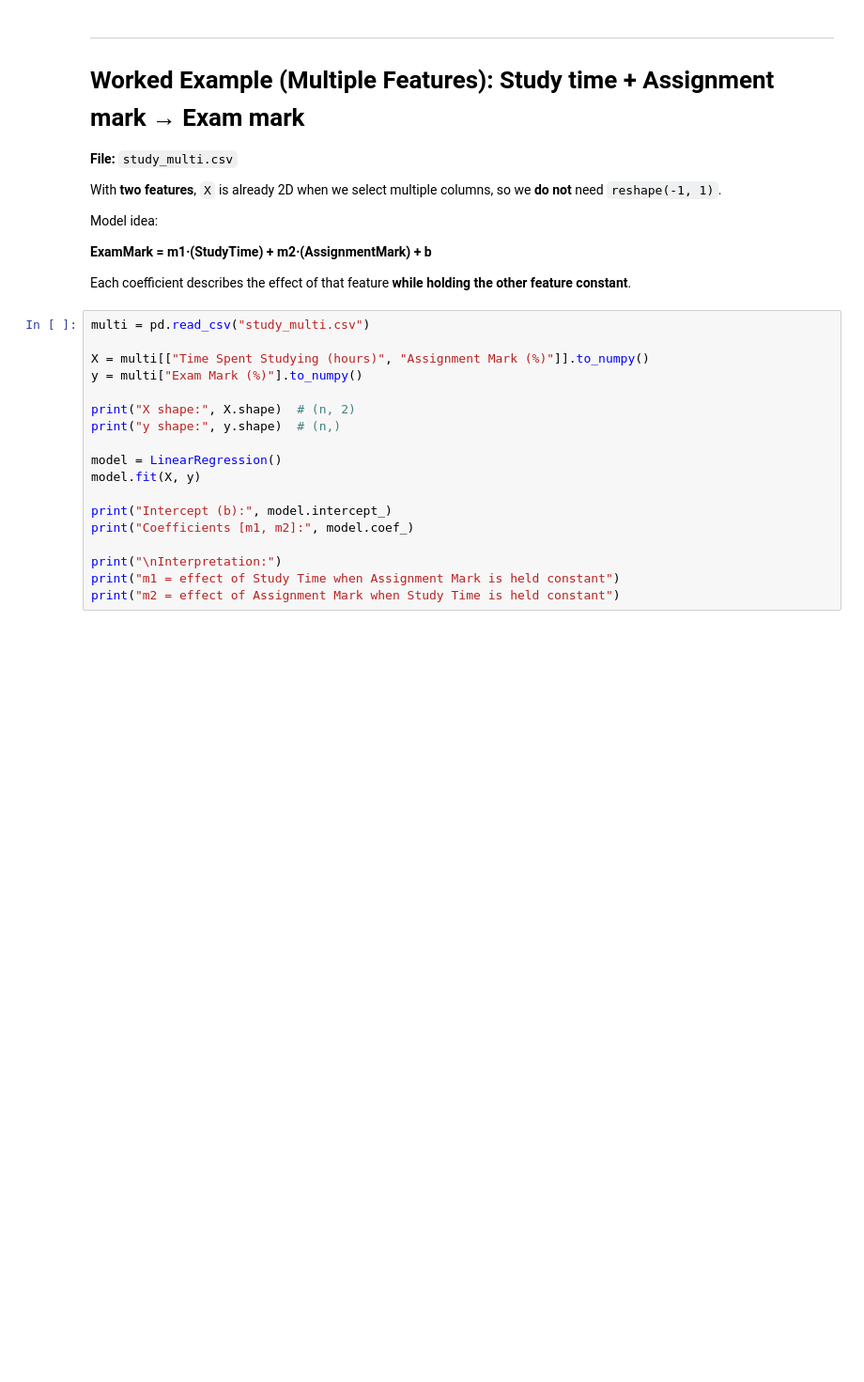
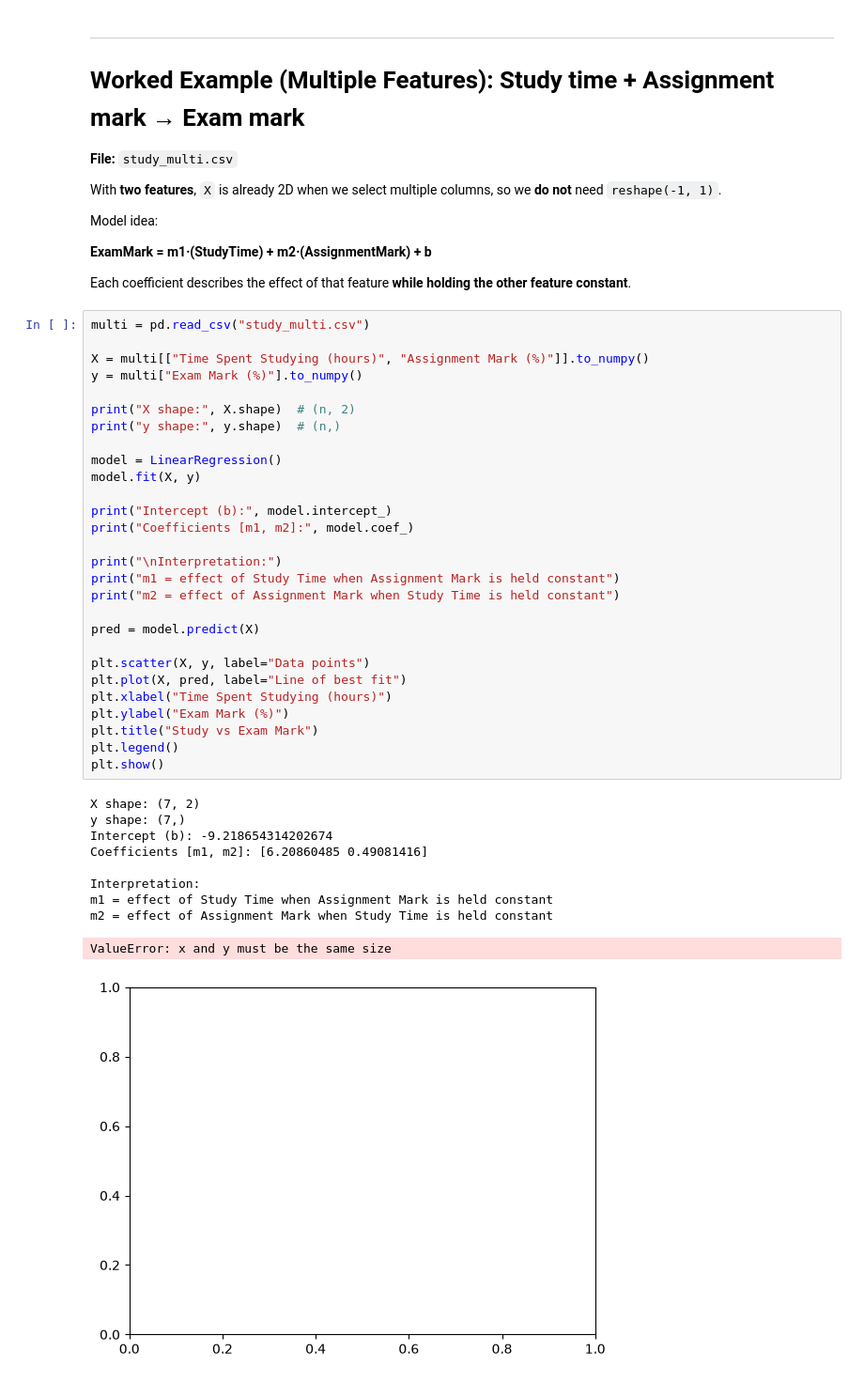
Before and after one commit to samuelbijoyabraham-cpu/softwareAutomation, a Jupyter notebook: Lesson_3_Pandas_for_Linear_Regression (1).ipynb, the cells around one changed output. Shown at 94% size. Saved outputs shown, nothing was run; the diff lists cells and outputs as text; blank space fills up the shorter version.

```diff
--- a/Lesson_3_Pandas_for_Linear_Regression (1).ipynb
+++ b/Lesson_3_Pandas_for_Linear_Regression (1).ipynb
@@ -202,18 +231,39 @@ Each coefficient describes the effect of that feature **while holding the other
 # %%
 multi = pd.read_csv("study_multi.csv")
 
 X = multi[["Time Spent Studying (hours)", "Assignment Mark (%)"]].to_numpy()
 y = multi["Exam Mark (%)"].to_numpy()
 
 print("X shape:", X.shape)  # (n, 2)
 print("y shape:", y.shape)  # (n,)
 
 model = LinearRegression()
 model.fit(X, y)
 
 print("Intercept (b):", model.intercept_)
 print("Coefficients [m1, m2]:", model.coef_)
 
 print("\nInterpretation:")
 print("m1 = effect of Study Time when Assignment Mark is held constant")
 print("m2 = effect of Assignment Mark when Study Time is held constant")
+
+pred = model.predict(X)
+
+plt.scatter(X, y, label="Data points")
+plt.plot(X, pred, label="Line of best fit")
+plt.xlabel("Time Spent Studying (hours)")
+plt.ylabel("Exam Mark (%)")
+plt.title("Study vs Exam Mark")
+plt.legend()
+plt.show()
+# %% [output]
+X shape: (7, 2)
+y shape: (7,)
+Intercept (b): -9.218654314202674
+Coefficients [m1, m2]: [6.20860485 0.49081416]
+
+Interpretation:
+m1 = effect of Study Time when Assignment Mark is held constant
+m2 = effect of Assignment Mark when Study Time is held constant
+ValueError: x and y must be the same size
+[figure, added]
```
Also changed, not shown: parts of 7 cells of this notebook, 3 other files.
